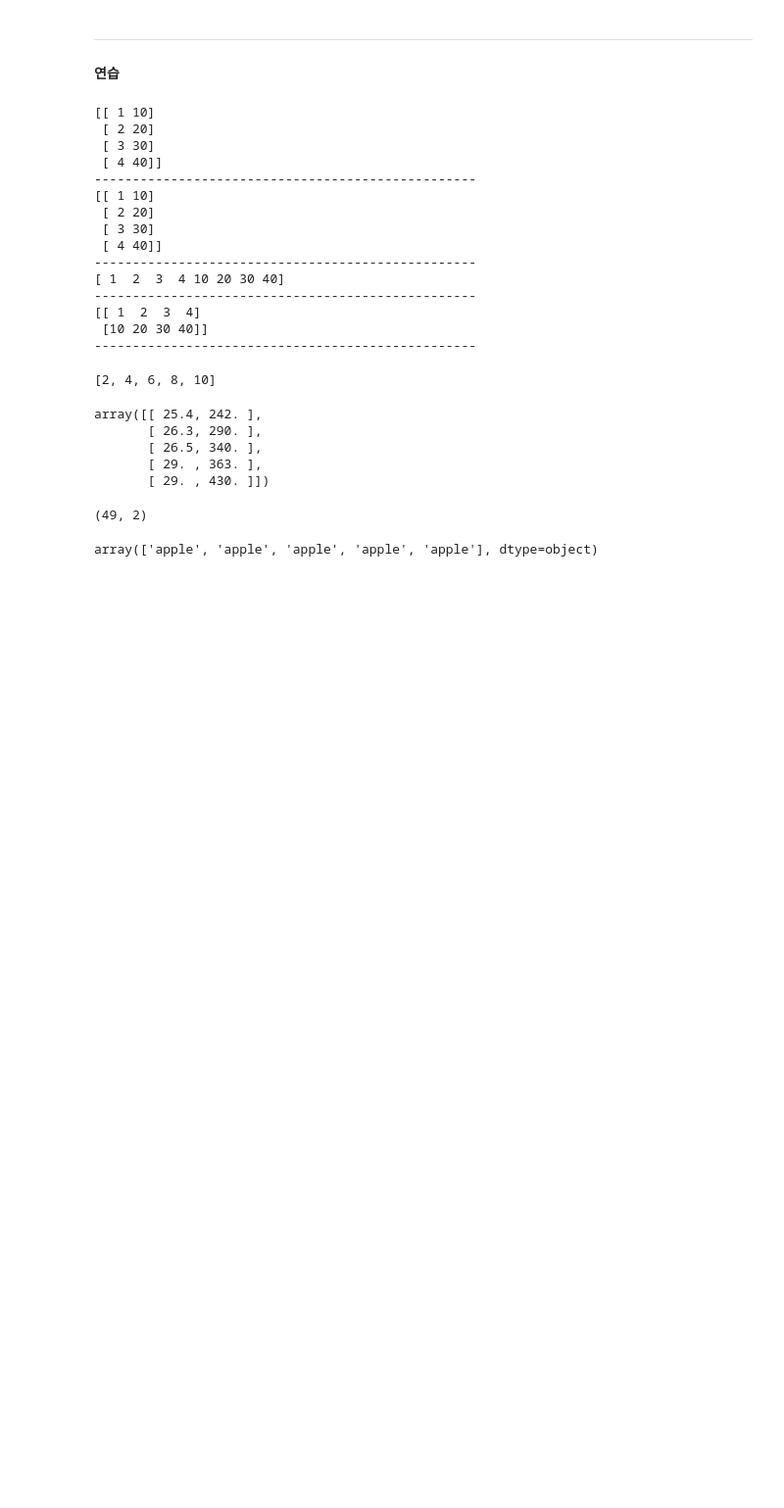
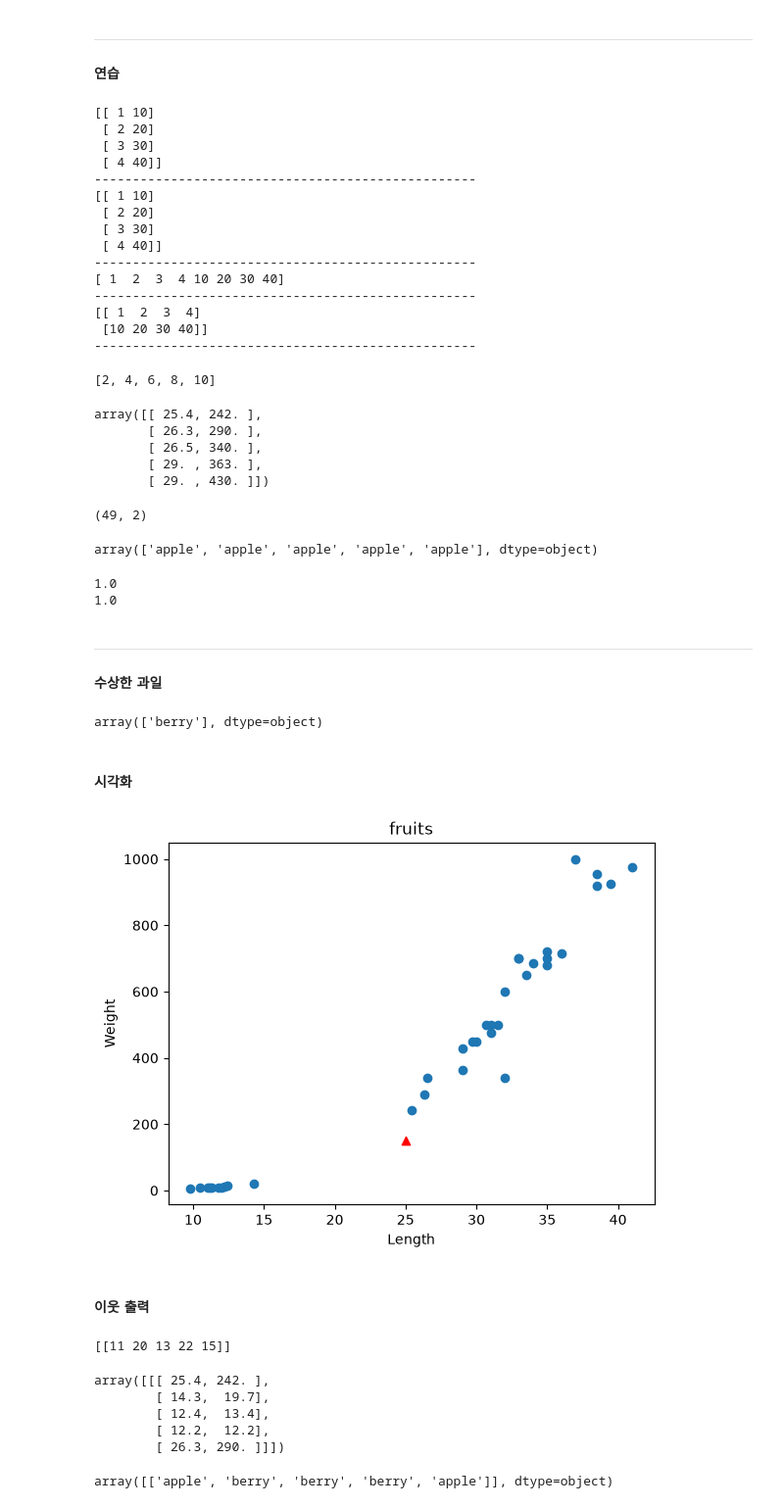
Before and after one commit to xywon0219nate-blip/Machine-Learning, a Jupyter notebook: Note/06.정교한 결과 도출을 위한 데이터 전처리.ipynb, the cells around one changed output. Shown at 98% size. Cells and saved outputs as stored; diff of their text form; code cells hidden in the pictures; blank space fills up the shorter version.

```diff
--- a/Note/06.정교한 결과 도출을 위한 데이터 전처리.ipynb
+++ b/Note/06.정교한 결과 도출을 위한 데이터 전처리.ipynb
@@ -94,0 +97,8 @@ array(['apple', 'apple', 'apple', 'apple', 'apple'], dtype=object)
+# %%
+train_input, test_input, train_target, test_target = \
+train_test_split(
+   fruits_data,
+   fruits_target,
+   random_state=42,
+   stratify=fruits_target # target의 비율을 검토해서 추출
+)
@@ -94,0 +108,24 @@ array(['apple', 'apple', 'apple', 'apple', 'apple'], dtype=object)
+# %%
+# Model 만들기
+kn = KNeighborsClassifier() # n_neighobors=5
+
+# 학습시키기
+kn.fit(train_input,train_target)
+
+# 검증하기
+print(kn.score(train_input,train_target))
+print(kn.score(test_input,test_target))
+# %% [output]
+1.0
+1.0
+# %% [markdown]
+----
+#### 수상한 과일
+# %%
+# length가 25cm이고 weight가 150g인 과일은?
+
+kn.predict([[25,150]])
+# %% [output]
+array(['berry'], dtype=object)
+# %% [markdown]
+#### 시각화
@@ -94,0 +134,40 @@ array(['apple', 'apple', 'apple', 'apple', 'apple'], dtype=object)
+# %%
+plt.scatter(
+   train_input[:,0],
+   train_input[:,1]
+)
+
+plt.scatter(
+   25,
+   150,
+   marker="^",
+   c="red"
+)
+plt.xlabel('Length')
+plt.ylabel('Weight')
+plt.title('fruits')
+plt.show()
+# %% [output]
+[figure, added]
+# %% [markdown]
+#### 이웃 출력
+# %%
+distances, indexes = kn.kneighbors([[25,150]])
+
+print(indexes)
+# %% [output]
+[[11 20 13 22 15]]
+# %%
+# 이웃 index에 해당하는 Feature을 출력
+train_input[indexes]
+# %% [output]
+array([[[ 25.4, 242. ],
+        [ 14.3,  19.7],
+        [ 12.4,  13.4],
+        [ 12.2,  12.2],
+        [ 26.3, 290. ]]])
+# %%
+# 이웃 index에 해당하는 Target을 출력
+train_target[indexes]
+# %% [output]
+array([['apple', 'berry', 'berry', 'berry', 'apple']], dtype=object)
```
Also changed, not shown: parts of 26 cells of this notebook, 4 other files.
